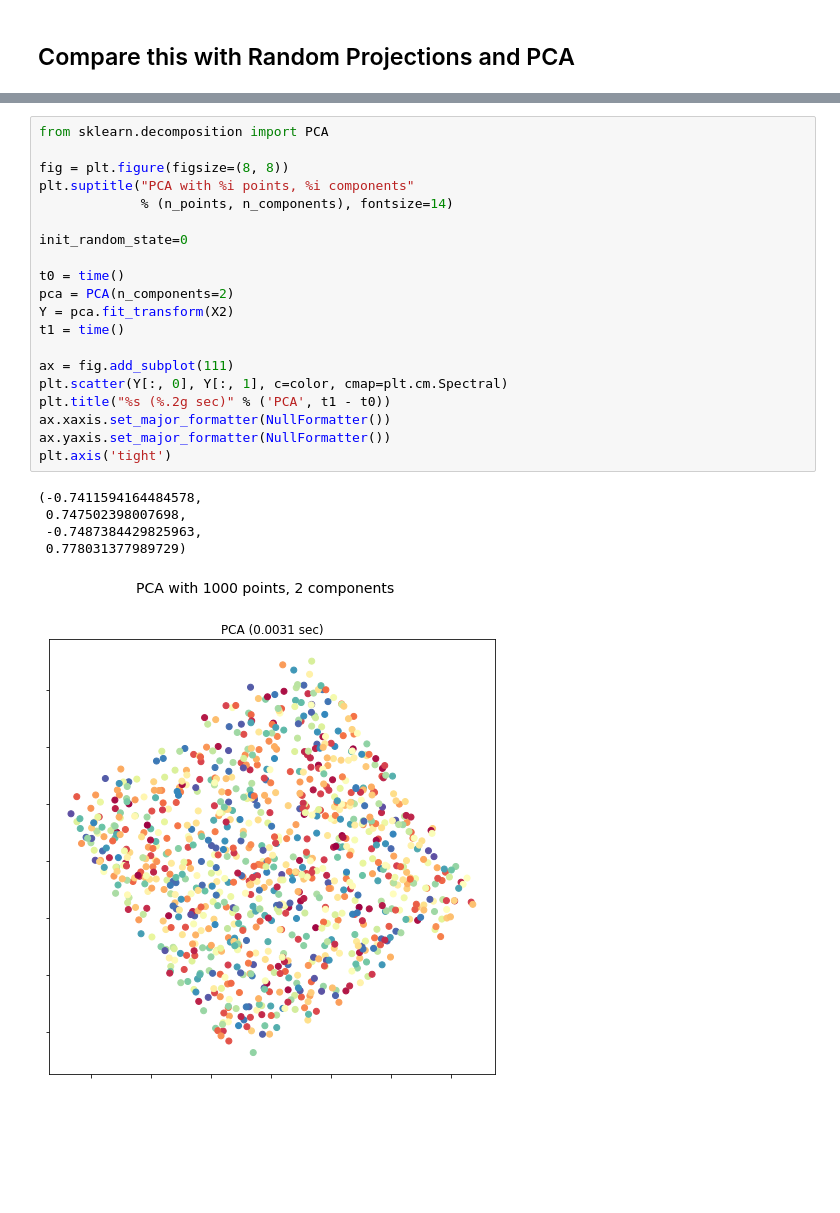
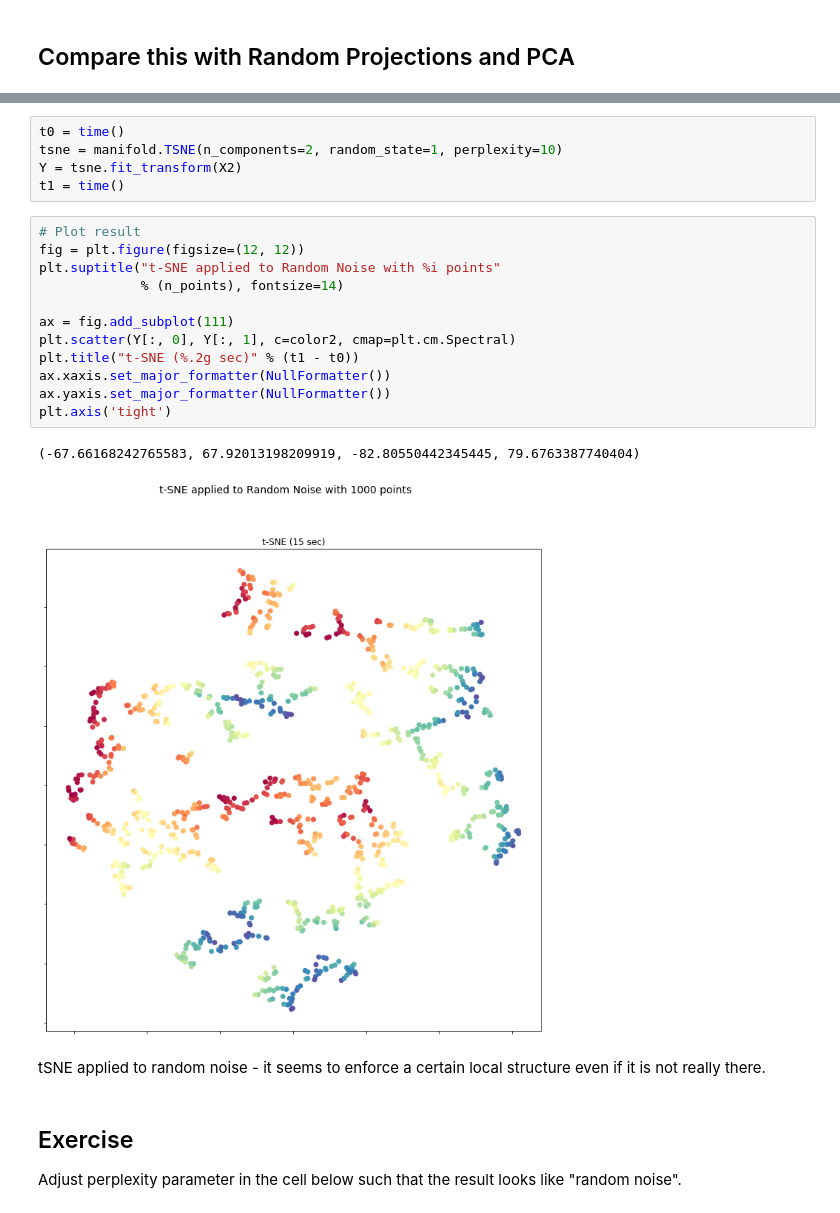
Before and after one commit to cc-skuehn/Manifold_Learning, a Jupyter notebook: Manifold_tSNE_Advanced.ipynb, the cells around one changed output, grey strips where cells are left out. Cells and saved outputs as stored; diff of their text form; blank space fills up the shorter version.

```diff
--- a/Manifold_tSNE_Advanced.ipynb
+++ b/Manifold_tSNE_Advanced.ipynb
@@ -100,26 +88,26 @@ plt.axis('tight')
+# %%
+t0 = time()
+tsne = manifold.TSNE(n_components=2, random_state=1, perplexity=10)
+Y = tsne.fit_transform(X2)
+t1 = time()
 # %%
-from sklearn.decomposition import PCA
-
-fig = plt.figure(figsize=(8, 8))
-plt.suptitle("PCA with %i points, %i components"
-             % (n_points, n_components), fontsize=14)
-
-init_random_state=0
-
-t0 = time()
-pca = PCA(n_components=2)
-Y = pca.fit_transform(X2)
-t1 = time()
+# Plot result
+fig = plt.figure(figsize=(12, 12))
+plt.suptitle("t-SNE applied to Random Noise with %i points"
+             % (n_points), fontsize=14)
 
 ax = fig.add_subplot(111)
-plt.scatter(Y[:, 0], Y[:, 1], c=color, cmap=plt.cm.Spectral)
-plt.title("%s (%.2g sec)" % ('PCA', t1 - t0))
+plt.scatter(Y[:, 0], Y[:, 1], c=color2, cmap=plt.cm.Spectral)
+plt.title("t-SNE (%.2g sec)" % (t1 - t0))
 ax.xaxis.set_major_formatter(NullFormatter())
 ax.yaxis.set_major_formatter(NullFormatter())
 plt.axis('tight')
 # %% [output]
-(-0.7411594164484578,
- 0.747502398007698,
- -0.7487384429825963,
- 0.778031377989729)
+(-67.66168242765583, 67.92013198209919, -82.80550442345445, 79.6763387740404)
-[figure, old version]
+[figure, new version]
+# %% [markdown]
+tSNE applied to random noise - it seems to enforce a certain local structure even if it is not really there.
+# %% [markdown]
+## Exercise
+
+Adjust perplexity parameter in the cell below such that the result looks like "random noise".
```
Also changed, not shown: parts of 9 cells of this notebook, 4 other files.
